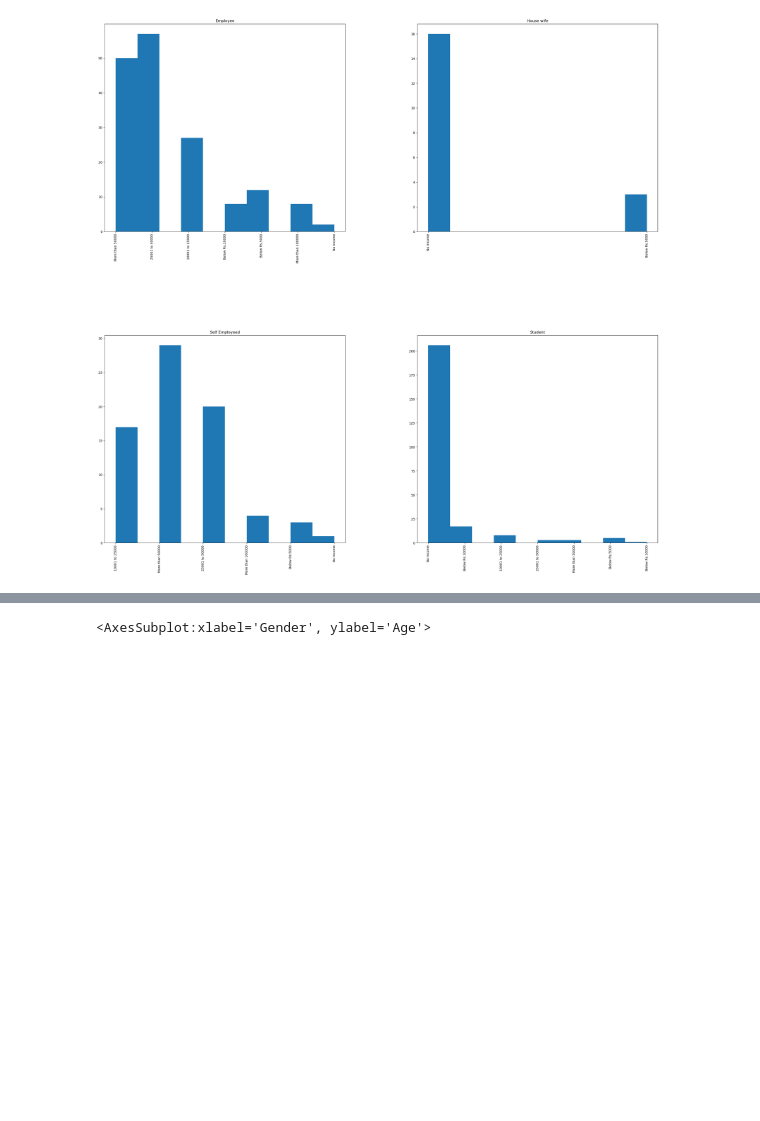
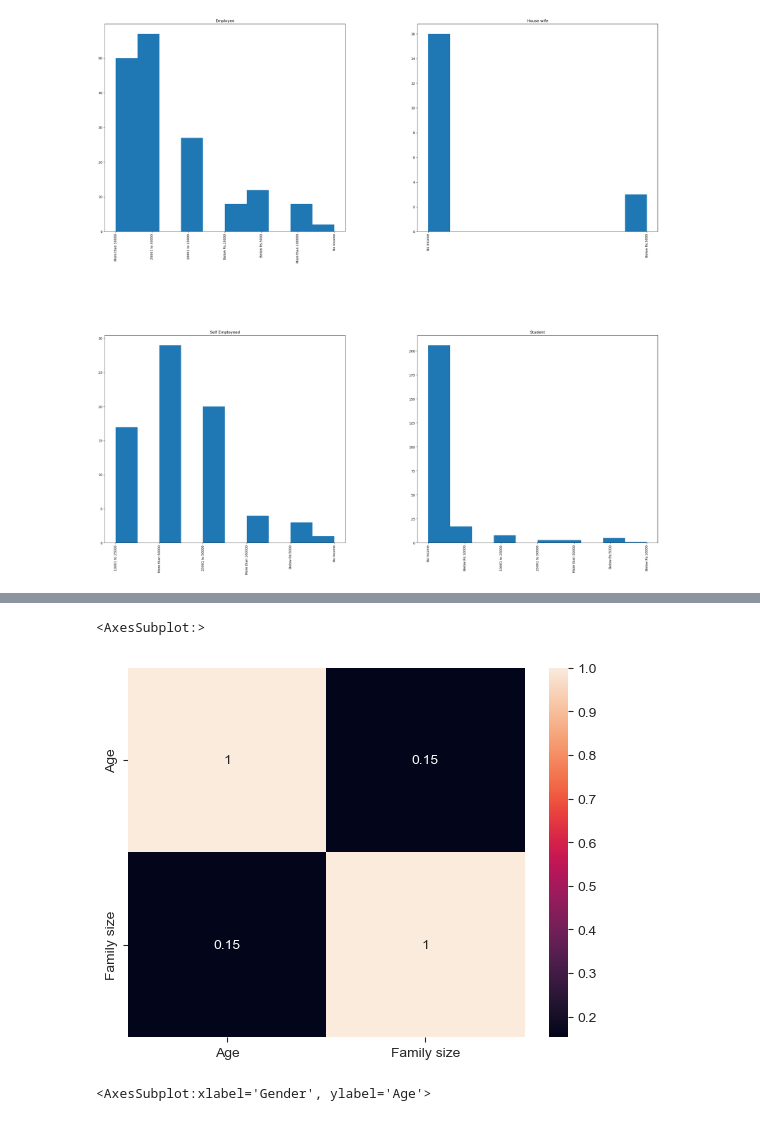
Before and after one commit to Rayanfaraidun/onlineFoodOrder, a Jupyter notebook: Copy_of_OnlineFoodOrder.ipynb, the cells around one changed output, grey strips where cells are left out. Saved outputs shown, nothing was run; the diff lists cells and outputs as text; code cells hidden in the pictures; blank space fills up the shorter version.

```diff
--- a/Copy_of_OnlineFoodOrder.ipynb
+++ b/Copy_of_OnlineFoodOrder.ipynb
@@ -126,3 +133,9 @@ array([[<AxesSubplot:title={'center':'Employee'}>,
+# %%
+corr=data.corr()
+sns.heatmap(corr,annot=True)
+# %% [output]
+<AxesSubplot:>
+[figure, added]
 # %%
 import seaborn as sns
 
```
Also changed, not shown: parts of 103 cells of this notebook.
